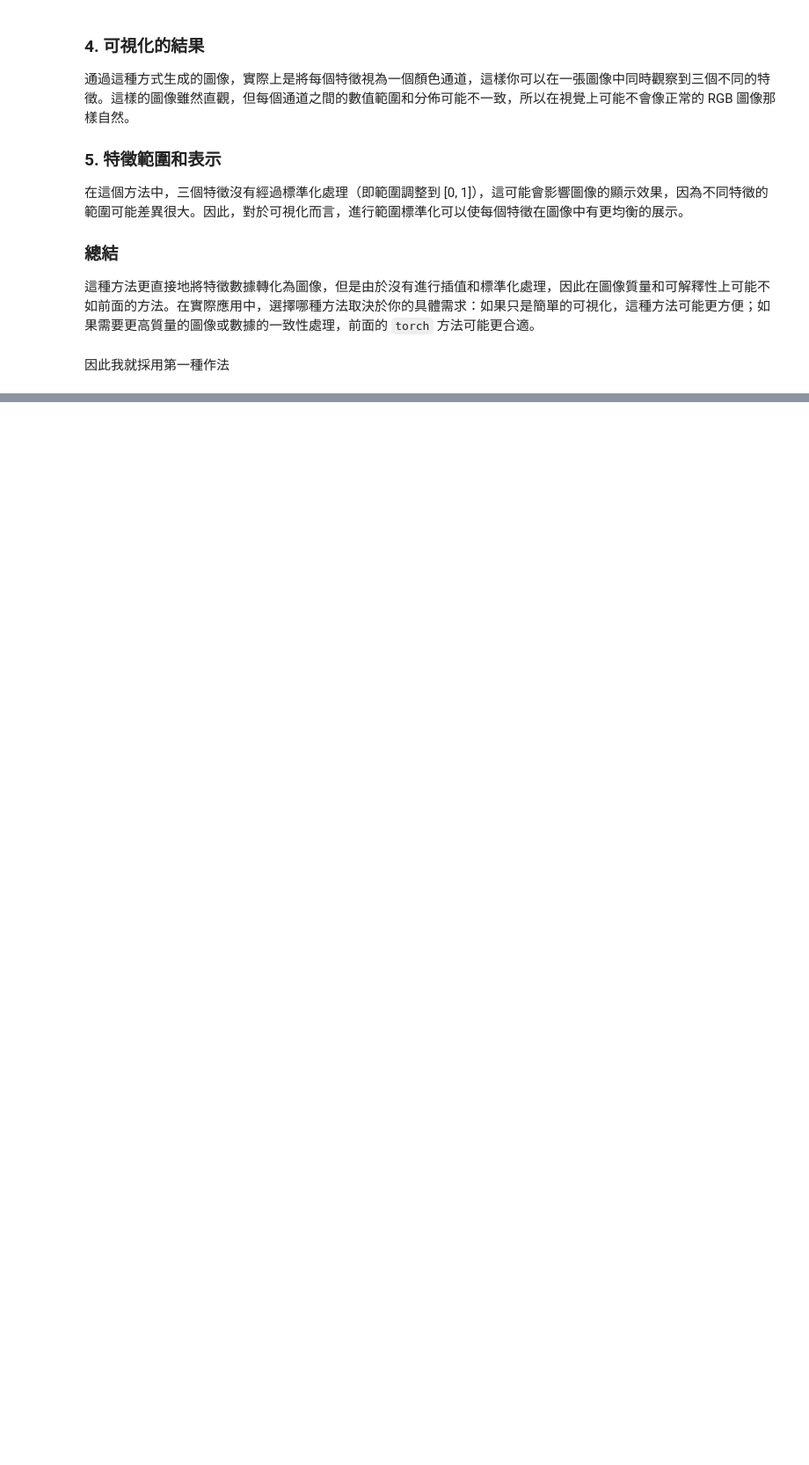
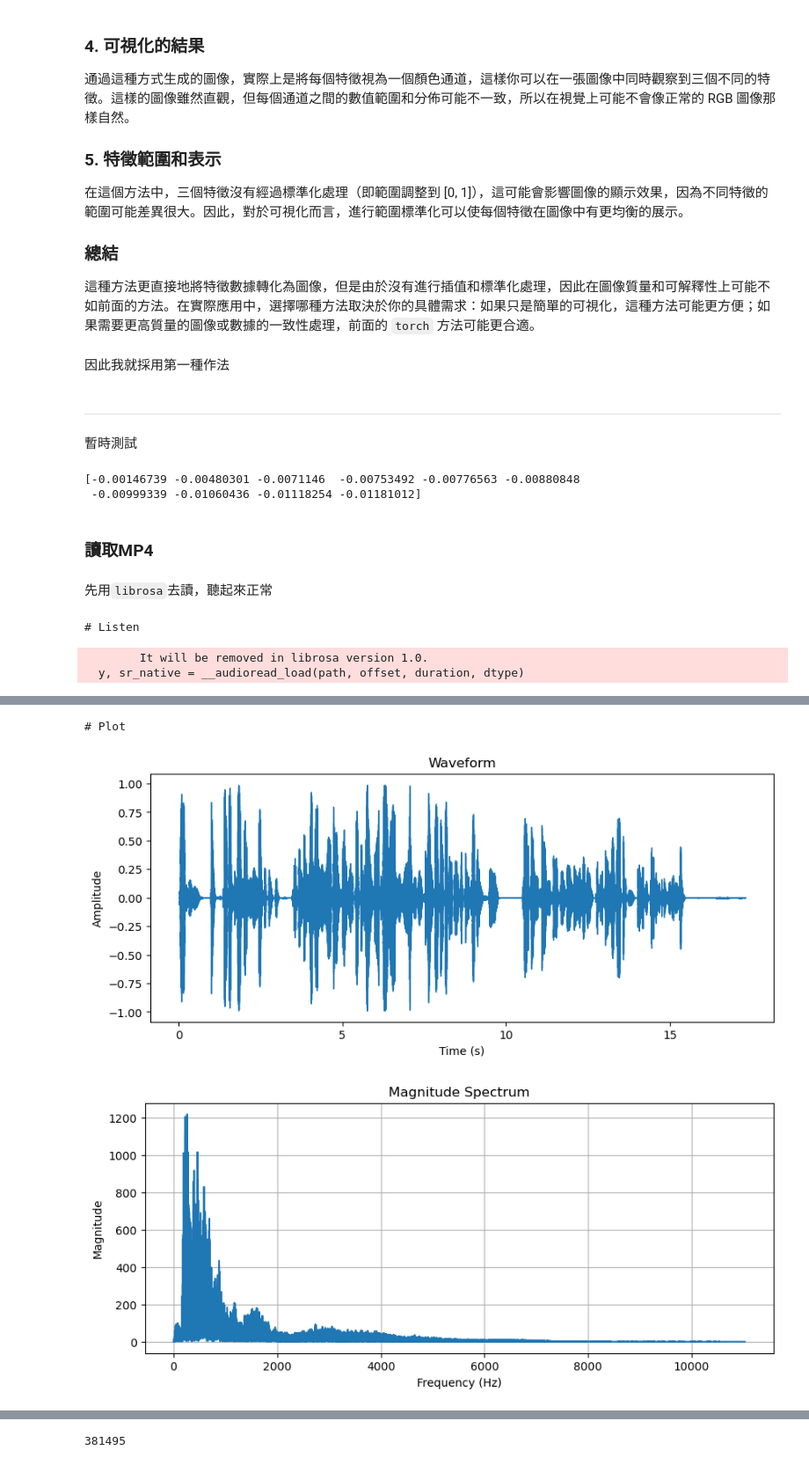
Before and after one commit to AnnTaiwan/Graduate-Project, a Jupyter notebook: feature_extraction_src/experiment_feature_extraction.ipynb, the cells around one changed output, grey strips where cells are left out. Shown at 88% size. Cells and saved outputs as stored; diff of their text form; code cells hidden in the pictures; blank space fills up the shorter version.

```diff
--- a/feature_extraction_src/experiment_feature_extraction.ipynb
+++ b/feature_extraction_src/experiment_feature_extraction.ipynb
@@ -316,3 +316,26 @@ Clipping input data to the valid range for imshow with RGB data ([0..1] for floa
 這種方法更直接地將特徵數據轉化為圖像，但是由於沒有進行插值和標準化處理，因此在圖像質量和可解釋性上可能不如前面的方法。在實際應用中，選擇哪種方法取決於你的具體需求：如果只是簡單的可視化，這種方法可能更方便；如果需要更高質量的圖像或數據的一致性處理，前面的 `torch` 方法可能更合適。
 # %% [markdown]
 因此我就採用第一種作法
+# %% [markdown]
+---
+# %% [markdown]
+暫時測試
+# %%
+audio, sr = load_audio(r"D:\clone_audio\chinese_audio_dataset_ver3\bonafide\train_audio_not_with_aug_data\B2_250.wav", sr=SAMPLE_RATE)
+print(audio[:10])
+# %% [output]
+[-0.00146739 -0.00480301 -0.0071146  -0.00753492 -0.00776563 -0.00880848
+ -0.00999339 -0.01060436 -0.01118254 -0.01181012]
+# %% [markdown]
+### 讀取MP4
+# %% [markdown]
+先用`librosa`去讀，聽起來正常
+# %%
+audio, sr = load_audio('test_video.mp4', sr = SAMPLE_RATE)
+# audio = audio[:AUDIO_LEN]
+plot_all(audio)
+print(len(audio))
+# %% [output]
+# Listen
+        It will be removed in librosa version 1.0.
+  y, sr_native = __audioread_load(path, offset, duration, dtype)
@@ -318,0 +343,3 @@ Clipping input data to the valid range for imshow with RGB data ([0..1] for floa
+# Plot
+[figure, added]
+[figure, added]
@@ -318,0 +347 @@ Clipping input data to the valid range for imshow with RGB data ([0..1] for floa
+381495
```
Also changed, not shown: parts of 1 cell of this notebook.
